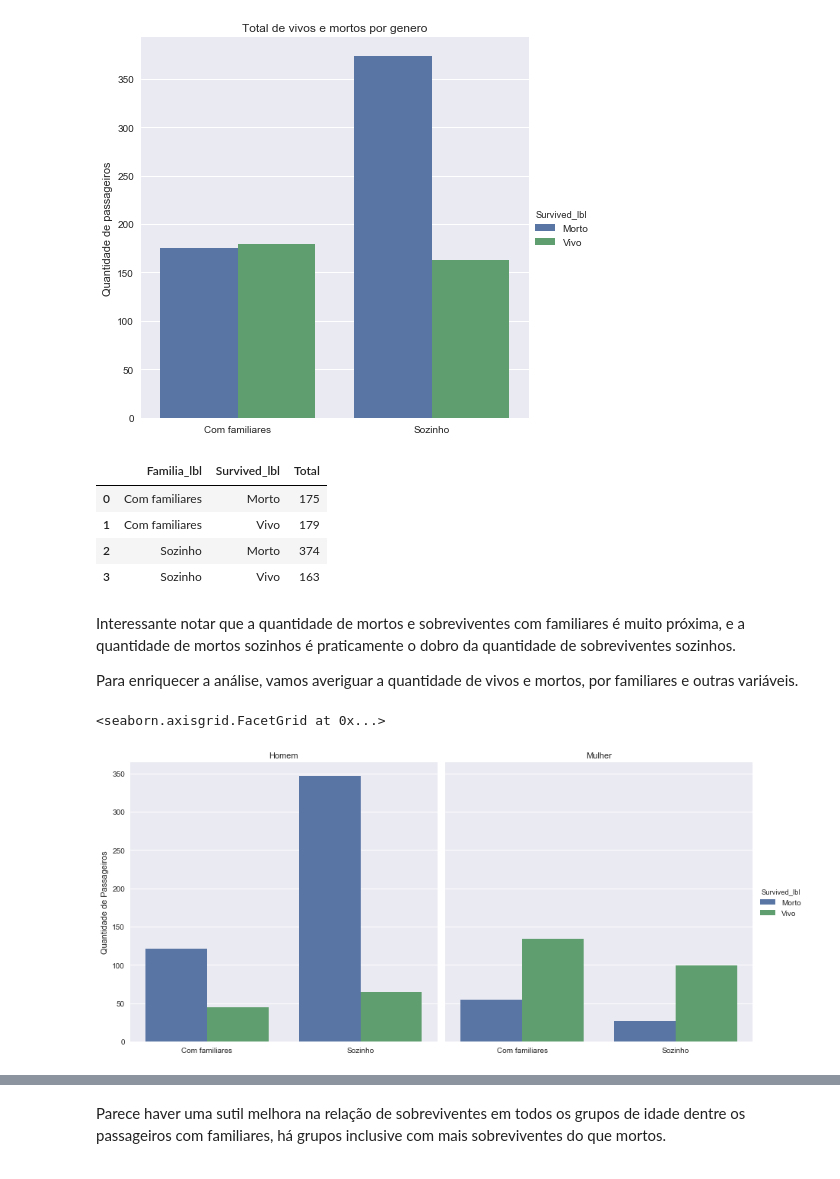
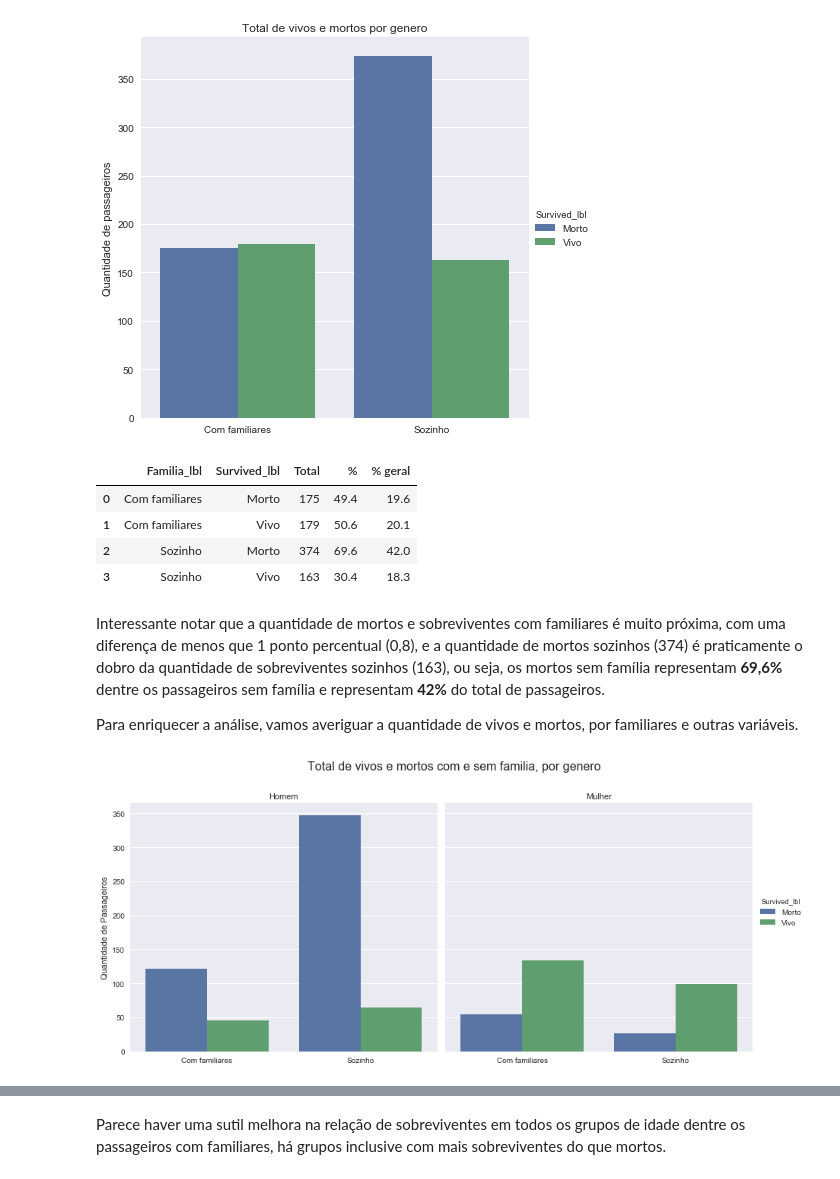
Before and after one commit to sauloguerra/udacity-analise-de-dados, a Jupyter notebook: P2/titanic.ipynb, the cells around one changed output, grey strips where cells are left out. Cells and saved outputs as stored; diff of their text form; code cells hidden in the pictures.

```diff
--- a/P2/titanic.ipynb
+++ b/P2/titanic.ipynb
@@ -471,27 +506,37 @@ plt.title('Total de vivos e mortos por genero')
 [figure]
 # %%
 # Contando o total de vivos e mortos sozinhos e com familiares
-sobreviventes_por_familiares = titanic_limpo.groupby(['Familia_lbl', 'Survived_lbl']).size().reset_index()
-sobreviventes_por_familiares.columns = ['Familia_lbl', 'Survived_lbl', 'Total']
+sobreviventes_por_familiares = (titanic_limpo.groupby(['Familia_lbl', 'Survived_lbl']).size()
+                                 .rename('Total').reset_index())
+sobreviventes_por_familiares['%'] = (sobreviventes_por_familiares
+                                          .groupby(['Familia_lbl'])['Total']
+                                          .transform('sum').rename('%').reset_index()['%'])
+sobreviventes_por_familiares['%'] = (sobreviventes_por_familiares['Total']/
+                                      sobreviventes_por_familiares['%']*100).round(1)
+
+sobreviventes_por_familiares['% geral'] = len(titanic_limpo)
+
+sobreviventes_por_familiares['% geral'] = (sobreviventes_por_familiares['Total']/
+                                      sobreviventes_por_familiares['% geral']*100).round(1)
 sobreviventes_por_familiares
 # %% [output]
-|  | Familia_lbl | Survived_lbl | Total |
-| 0 | Com familiares | Morto | 175 |
-| 1 | Com familiares | Vivo | 179 |
-| 2 | Sozinho | Morto | 374 |
-| 3 | Sozinho | Vivo | 163 |
+|  | Familia_lbl | Survived_lbl | Total | % | % geral |
+| 0 | Com familiares | Morto | 175 | 49.4 | 19.6 |
+| 1 | Com familiares | Vivo | 179 | 50.6 | 20.1 |
+| 2 | Sozinho | Morto | 374 | 69.6 | 42.0 |
+| 3 | Sozinho | Vivo | 163 | 30.4 | 18.3 |
 # %% [markdown]
-Interessante notar que a quantidade de mortos e sobreviventes com familiares é muito próxima, e a quantidade de mortos sozinhos é praticamente o dobro da quantidade de sobreviventes sozinhos.
+Interessante notar que a quantidade de mortos e sobreviventes com familiares é muito próxima, com uma diferença de menos que 1 ponto percentual (0,8), e a quantidade de mortos sozinhos (374) é praticamente o dobro da quantidade de sobreviventes sozinhos (163), ou seja, os mortos sem família representam **69,6%** dentre os passageiros sem família e representam **42%** do total de passageiros.
 
 Para enriquecer a análise, vamos averiguar a quantidade de vivos e mortos, por familiares e outras variáveis.
 # %%
 barras_familia_genero = sns.factorplot('Familia_lbl', hue = 'Survived_lbl', col='Sex', data = titanic_limpo, kind = 'count', size=6)
 
 
-(barras_familia_genero.set_axis_labels("", "Quantidade de Passageiros")
-    .set_titles("{col_name}"))
+g = barras_familia_genero.set_axis_labels("", "Quantidade de Passageiros").set_titles("{col_name}")
+g.fig.suptitle("Total de vivos e mortos com e sem familia, por genero", size=16)
+g.fig.subplots_adjust(top=.85)
 # %% [output]
-<seaborn.axisgrid.FacetGrid at 0x...>
-[figure, old version]
+[figure, new version]
 # %%
 # Contando o total de vivos e mortos sozinhos e com familiares, por gênero
```
Also changed, not shown: parts of 29 cells of this notebook, 1 other file.
